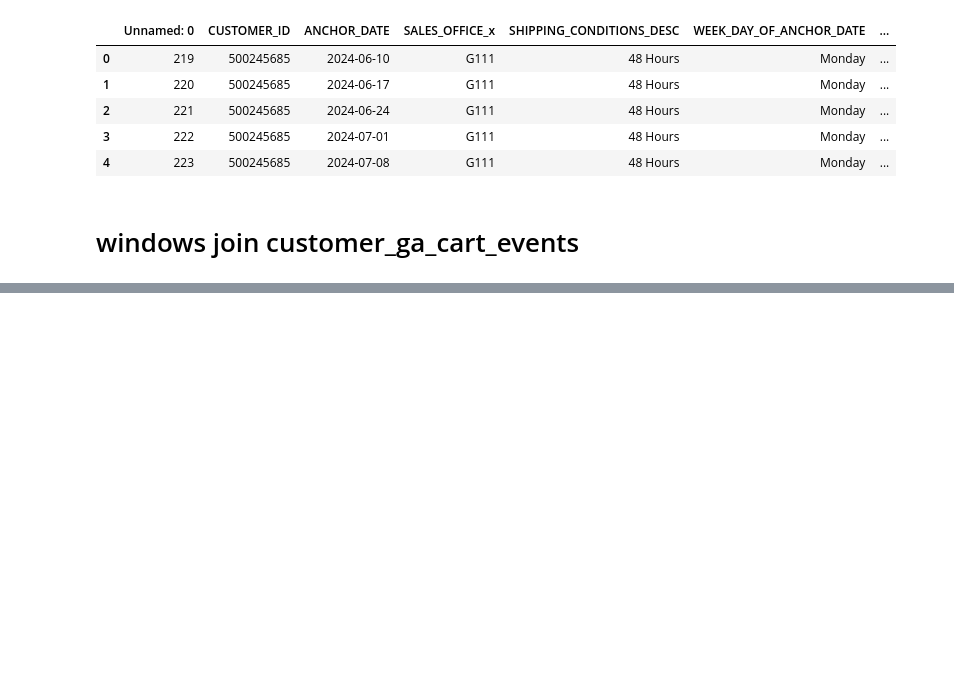
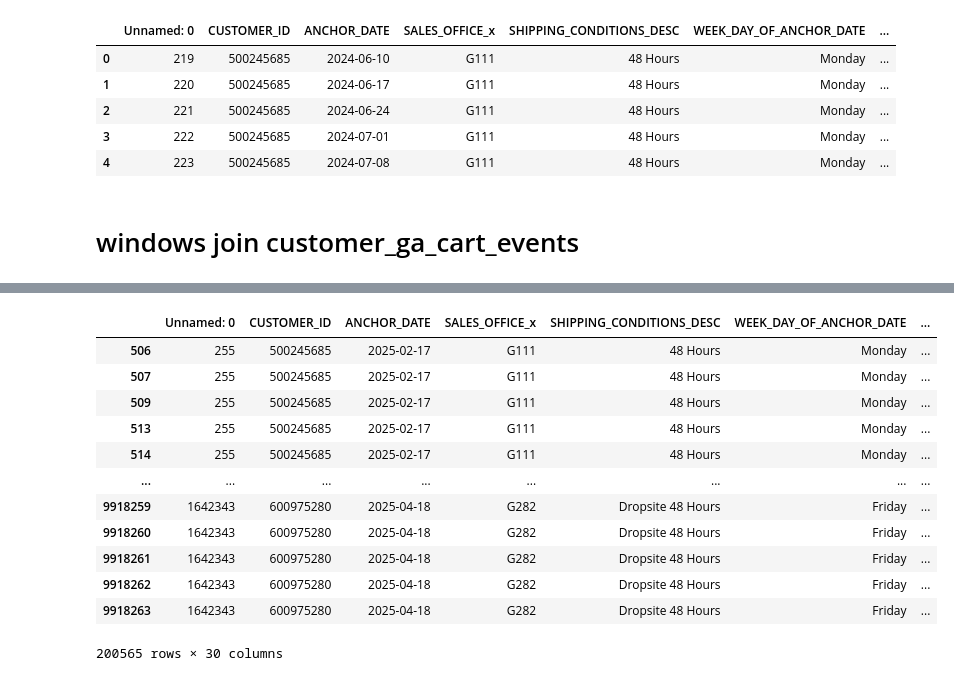
Before and after one commit to Hungagainagainagain/Swire-Cocacola-Capstone, a Jupyter notebook: modeling_new_logic.ipynb, the cells around one changed output, grey strips where cells are left out. Saved outputs shown, nothing was run; the diff lists cells and outputs as text; code cells hidden in the pictures; blank space fills up the shorter version.

```diff
--- a/modeling_new_logic.ipynb
+++ b/modeling_new_logic.ipynb
@@ -234,0 +234,5 @@ windows_with_ga_1[windows_with_ga_1['CUSTOMER_ID'] == 501508595]
+# %%
+windows_with_ga1["WINDOW_END_LOCAL_event_cutoff"] = (
+    windows_with_ga1["WINDOW_END_LOCAL"]
+    - pd.to_timedelta(windows_with_ga1["event_cutoff_days"], unit="D")
+)
@@ -234,0 +317,16 @@ windows_with_ga_1[windows_with_ga_1['CUSTOMER_ID'] == 501508595]
+# %%
+windows_with_ga1
+# %% [output]
+|  | Unnamed: 0 | CUSTOMER_ID | ANCHOR_DATE | SALES_OFFICE_x | SHIPPING_CONDITIONS_DESC | WEEK_DAY_OF_ANCHOR_DATE | ... |
+| 506 | 255 | 500245685 | 2025-02-17 | G111 | 48 Hours | Monday | ... |
+| 507 | 255 | 500245685 | 2025-02-17 | G111 | 48 Hours | Monday | ... |
+| 509 | 255 | 500245685 | 2025-02-17 | G111 | 48 Hours | Monday | ... |
+| 513 | 255 | 500245685 | 2025-02-17 | G111 | 48 Hours | Monday | ... |
+| 514 | 255 | 500245685 | 2025-02-17 | G111 | 48 Hours | Monday | ... |
+| ... | ... | ... | ... | ... | ... | ... | ... |
+| 9918259 | 1642343 | 600975280 | 2025-04-18 | G282 | Dropsite 48 Hours | Friday | ... |
+| 9918260 | 1642343 | 600975280 | 2025-04-18 | G282 | Dropsite 48 Hours | Friday | ... |
+| 9918261 | 1642343 | 600975280 | 2025-04-18 | G282 | Dropsite 48 Hours | Friday | ... |
+| 9918262 | 1642343 | 600975280 | 2025-04-18 | G282 | Dropsite 48 Hours | Friday | ... |
+| 9918263 | 1642343 | 600975280 | 2025-04-18 | G282 | Dropsite 48 Hours | Friday | ... |
+200565 rows × 30 columns
```
Also changed, not shown: parts of 30 cells of this notebook.
